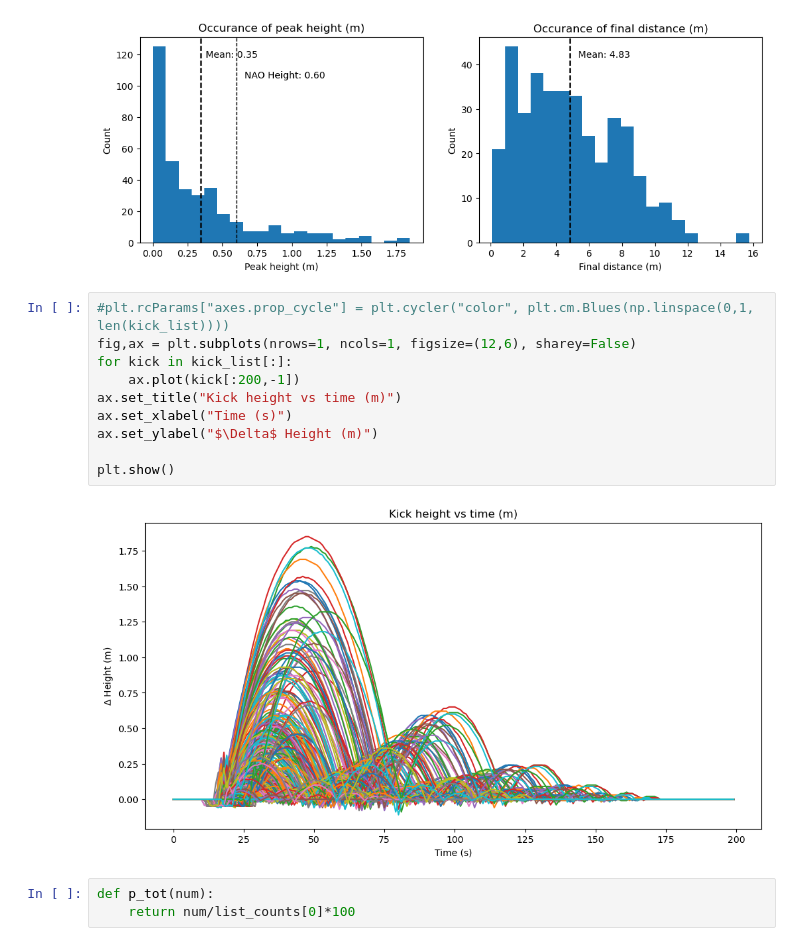
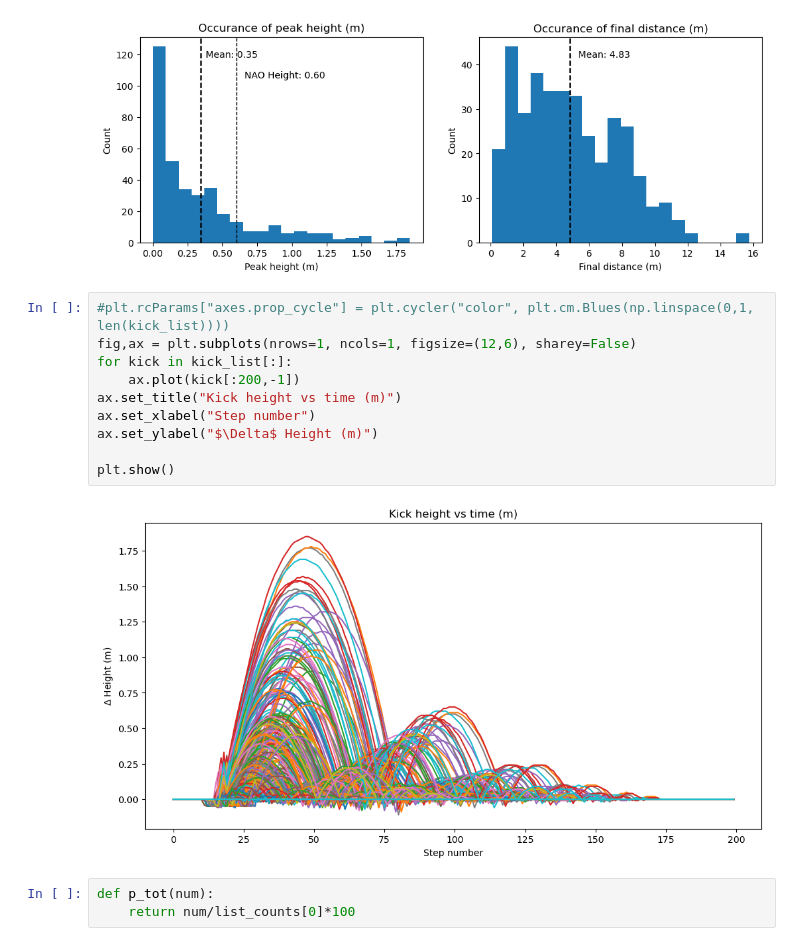
Before and after one commit to 262882/msc_trackdata_wrangling, a Jupyter notebook: notebook/tracking_stats.ipynb, the cells around one changed output. Drawn from its saved outputs; the diff is of its cells as text.

```diff
--- a/notebook/tracking_stats.ipynb
+++ b/notebook/tracking_stats.ipynb
@@ -104,15 +93,15 @@ plt.show()
 # %%
 #plt.rcParams["axes.prop_cycle"] = plt.cycler("color", plt.cm.Blues(np.linspace(0,1, len(kick_list))))
 fig,ax = plt.subplots(nrows=1, ncols=1, figsize=(12,6), sharey=False)
 for kick in kick_list[:]:
     ax.plot(kick[:200,-1])
 ax.set_title("Kick height vs time (m)")
-ax.set_xlabel("Time (s)")
+ax.set_xlabel("Step number")
 ax.set_ylabel("$\Delta$ Height (m)")
 
 plt.show()
 # %% [output]
-[figure, old version]
+[figure, new version]
 # %%
 def p_tot(num):
     return num/list_counts[0]*100
```
Also changed, not shown: parts of 5 cells of this notebook.
